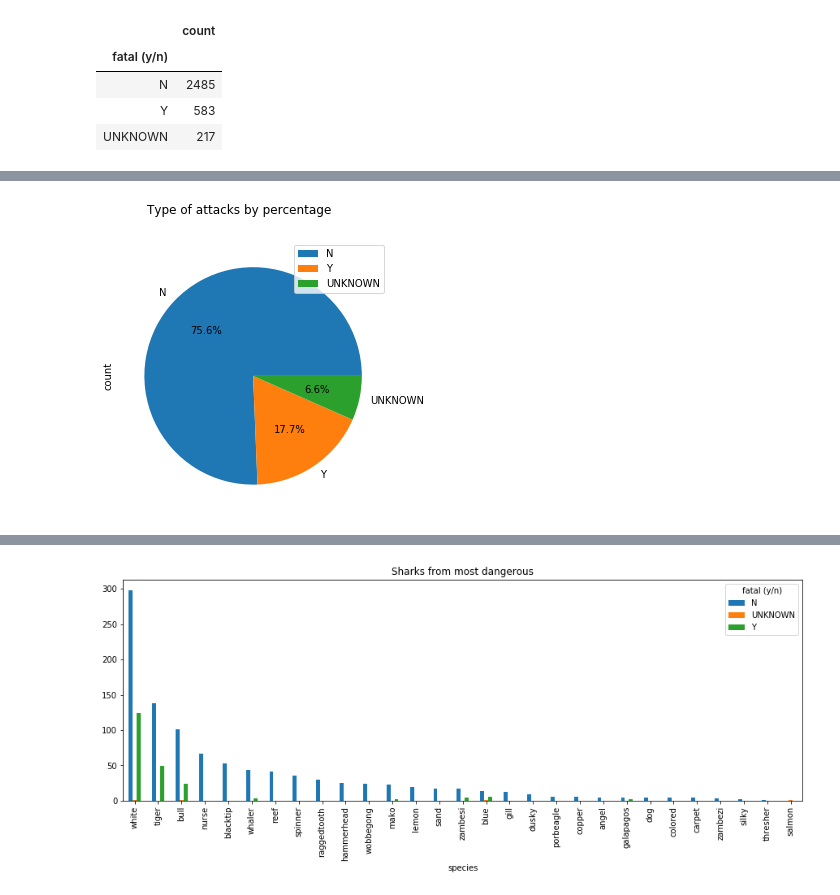
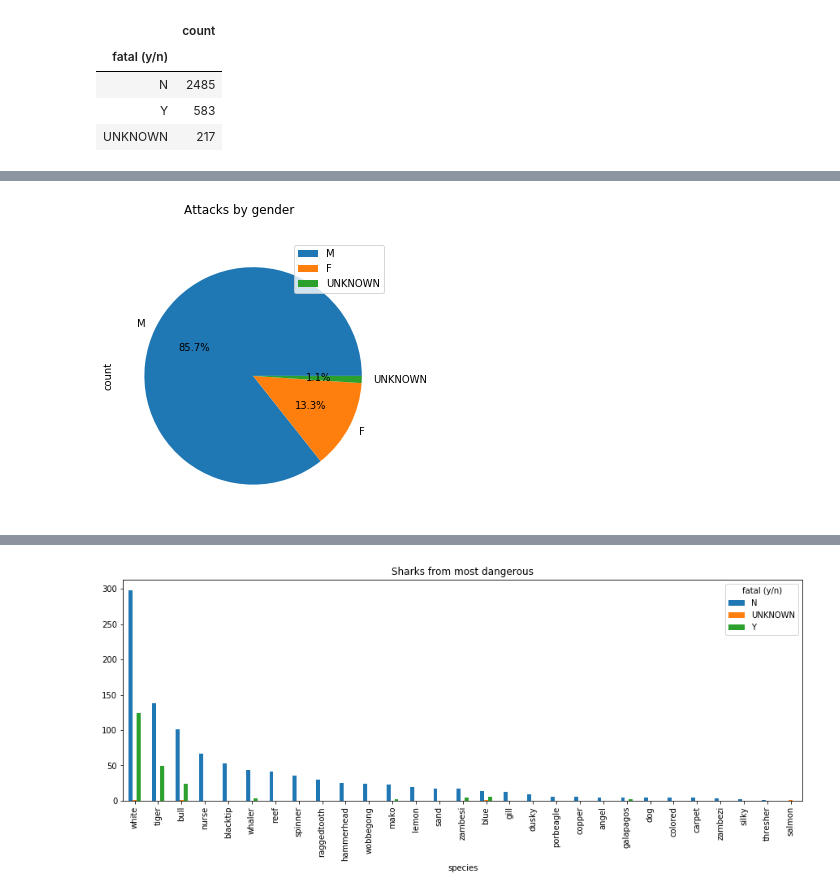
Before and after one commit to diego-florez/Global-Shark-Attacks, a Jupyter notebook: global-sharks-attack-analysis.ipynb, the cells around one changed output, grey strips where cells are left out. Saved outputs shown, nothing was run; the diff lists cells and outputs as text; code cells hidden in the pictures.

```diff
--- a/global-sharks-attack-analysis.ipynb
+++ b/global-sharks-attack-analysis.ipynb
@@ -80,0 +83,6 @@ dtype: int64
+# %%
+gender = df.groupby(["sex"]).agg({"sex":"count"})
+gender = gender.rename(columns={"sex": "count"})
+gender = gender.sort_values("count", ascending=False)
+print(gender.sum())
+gender
@@ -81,5 +97,5 @@ dtype: int64
 # %%
-attacks.plot(title = "Type of attacks by percentage", kind = "pie", autopct='%1.1f%%', subplots=True, figsize = (15,5))
+gender.plot(title = "Attacks by gender", kind = "pie", autopct='%1.1f%%', subplots=True, figsize = (15,5))
 plt.show()
 # %% [output]
-[figure, old version]
+[figure, new version]
```
Also changed, not shown: parts of 30 cells of this notebook, 3 other files.
